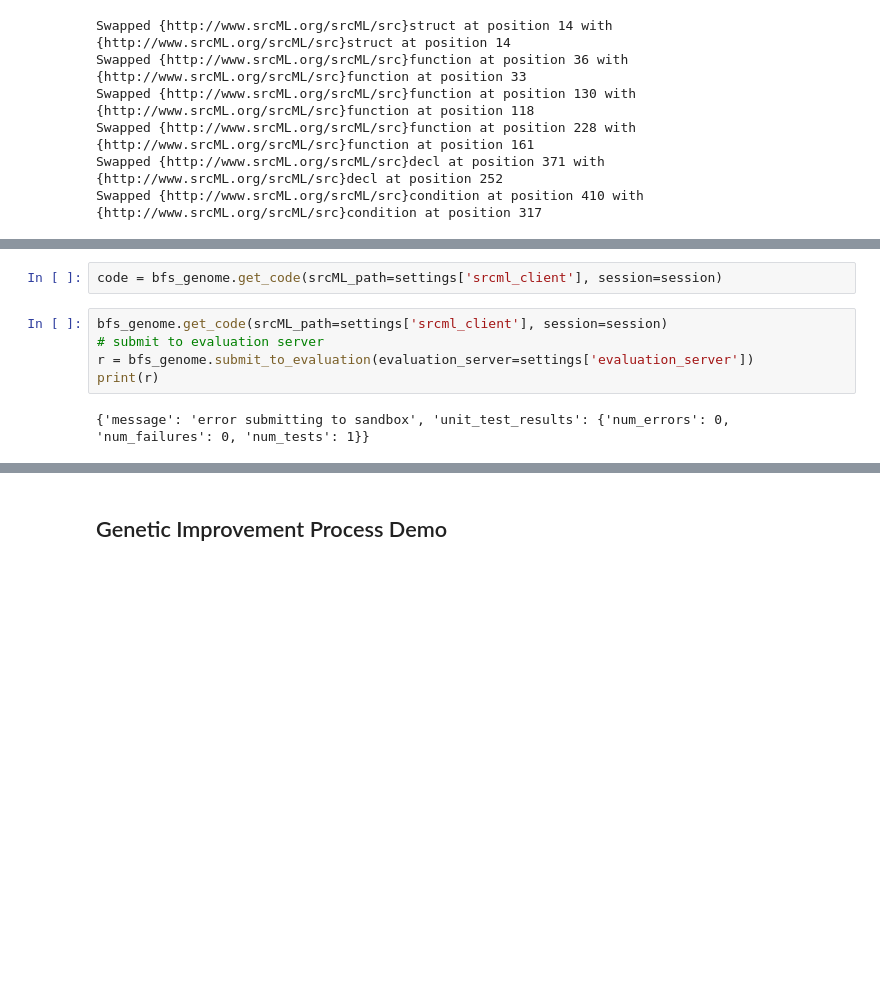
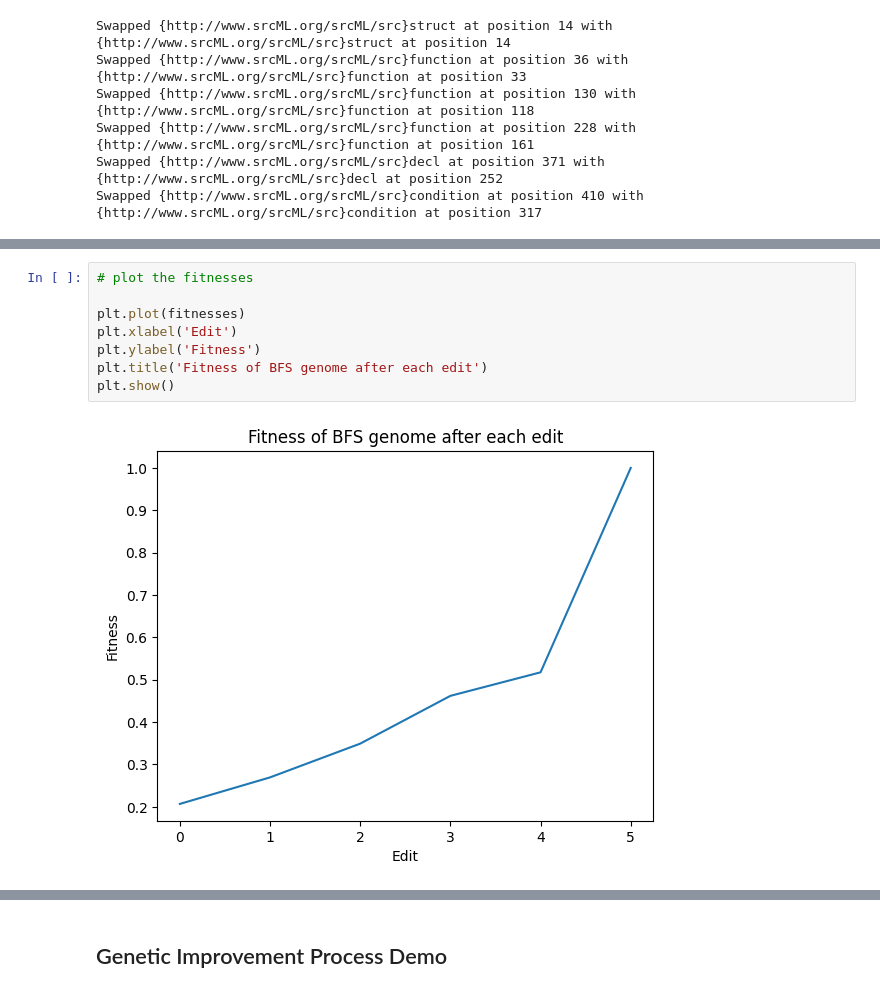
Before and after one commit to schladt/GIMC, a Jupyter notebook: gi/gi_demo.ipynb, the cells around one changed output, grey strips where cells are left out. Drawn from its saved outputs; the diff is of its cells as text; blank space fills up the shorter version.

```diff
--- a/gi/gi_demo.ipynb
+++ b/gi/gi_demo.ipynb
@@ -189,10 +193,11 @@ Position: 830, Tag: 'literal', Prototype 80d99b93cab0c85a2aa09aa965e4e04fffe551b
-# %%
-code = bfs_genome.get_code(srcML_path=settings['srcml_client'], session=session)
-# %%
-bfs_genome.get_code(srcML_path=settings['srcml_client'], session=session)
-# submit to evaluation server
-r = bfs_genome.submit_to_evaluation(evaluation_server=settings['evaluation_server'])
-print(r)
-# %% [output]
-{'message': 'error submitting to sandbox', 'unit_test_results': {'num_errors': 0, 'num_failures': 0, 'num_tests': 1}}
+# %%
+# plot the fitnesses
+
+plt.plot(fitnesses)
+plt.xlabel('Edit')
+plt.ylabel('Fitness')
+plt.title('Fitness of BFS genome after each edit')
+plt.show()
+# %% [output]
+[figure, added]
 # %%
```
Also changed, not shown: parts of 10 cells of this notebook, 1 other file.
